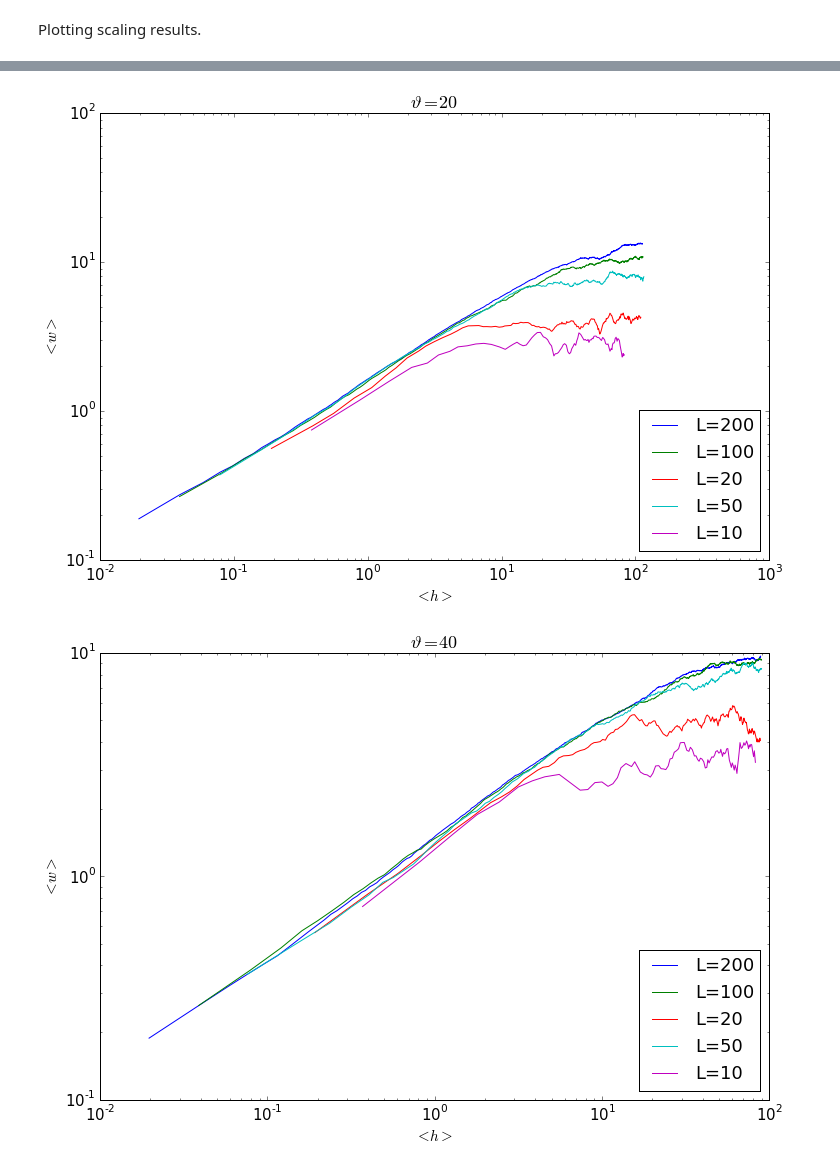
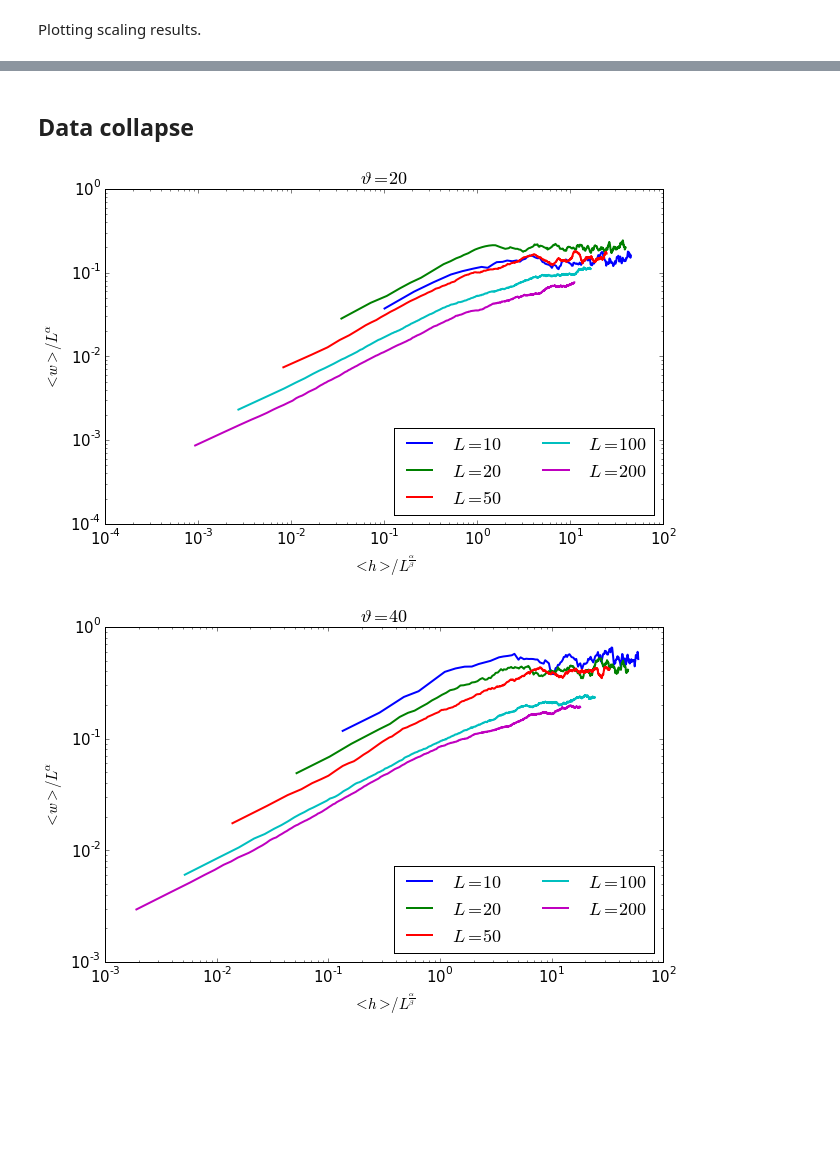
Before and after one commit to bokae/ballistic_deposition, a Jupyter notebook: ballisztikus_ulepedes.ipynb, the cells around one changed output, grey strips where cells are left out. Saved outputs shown, nothing was run; the diff lists cells and outputs as text; code cells hidden in the pictures; blank space fills up the shorter version.

```diff
--- a/ballisztikus_ulepedes.ipynb
+++ b/ballisztikus_ulepedes.ipynb
@@ -245,0 +296,15 @@ Plotting scaling results.
+# %%
+fig,ax=plt.subplots(1,2,figsize=(20,6))
+x=explist.keys()
+y1=[np.mean(explist[theta]["beta"]) for theta in x]
+y2=[explist[theta]["alpha"] for theta in x]
+
+ax[0].plot(x,y1,'ro')
+ax[0].set_xlim(15,95)
+ax[0].set_xlabel(r"$\vartheta$")
+ax[0].set_ylabel(r"$\beta$")
+
+ax[1].plot(x,y2,'ro')
+ax[1].set_xlim(15,95)
+ax[1].set_xlabel(r"$\vartheta$")
+ax[1].set_ylabel(r"$\alpha$")
@@ -246,14 +314,23 @@ Plotting scaling results.
+# %% [markdown]
+## Data collapse
 # %%
 plt.rcParams["font.size"]=15
-for theta in res2["0"].keys():
-    plt.figure(figsize=(12,8))
-    for L in res2["0"]["90"].keys():
-        plt.plot(hdict[theta][L],wdict[theta][L],label="L="+L)
-    plt.legend(loc="lower right")
-    plt.xlabel(r"$<h>$")
-    plt.ylabel(r"$<w>$")
-    plt.title(r"$\vartheta=%.0f$" % float(theta))
-    plt.loglog()
+Llist=["10","20","50","100","200"]
+
+for theta in ["20","40","60","70","80","90"]:
+    fig=plt.figure(figsize=(10,6))
+    ax=plt.gca()
+    for i in range(len(Llist)):
+        L=Llist[i]
+        x=hdict[theta][L]/(float(L)**explist[theta]["alpha"])
+        y=wdict[theta][L]/(float(L)**(explist[theta]["alpha"]/explist[theta]["beta"][i]))
+        ax.plot(x,y,lw=2,label=r'$L=%.0f$' % int(L))
+
+    ax.legend(loc="lower right",ncol=2)
+    ax.set_xlabel(r"$<h>/L^{\frac{\alpha}{\beta}}$")
+    ax.set_ylabel(r"$<w>/L^{\alpha}$")
+    ax.set_title(r"$\vartheta=%.0f$" % float(theta))
+    ax.loglog()
 # %% [output]
-[figure, old version]
+[figure, new version]
-[figure, old version]
+[figure, new version]
```
Also changed, not shown: parts of 6 cells of this notebook.
